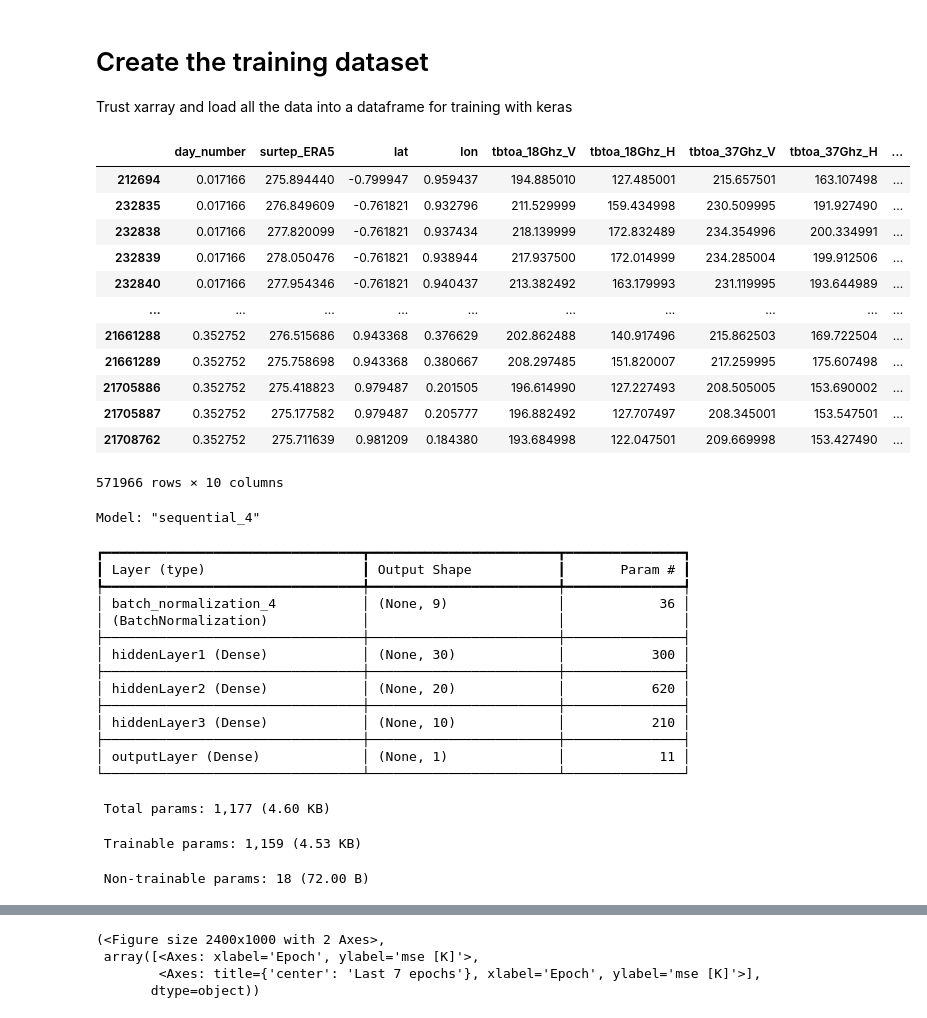
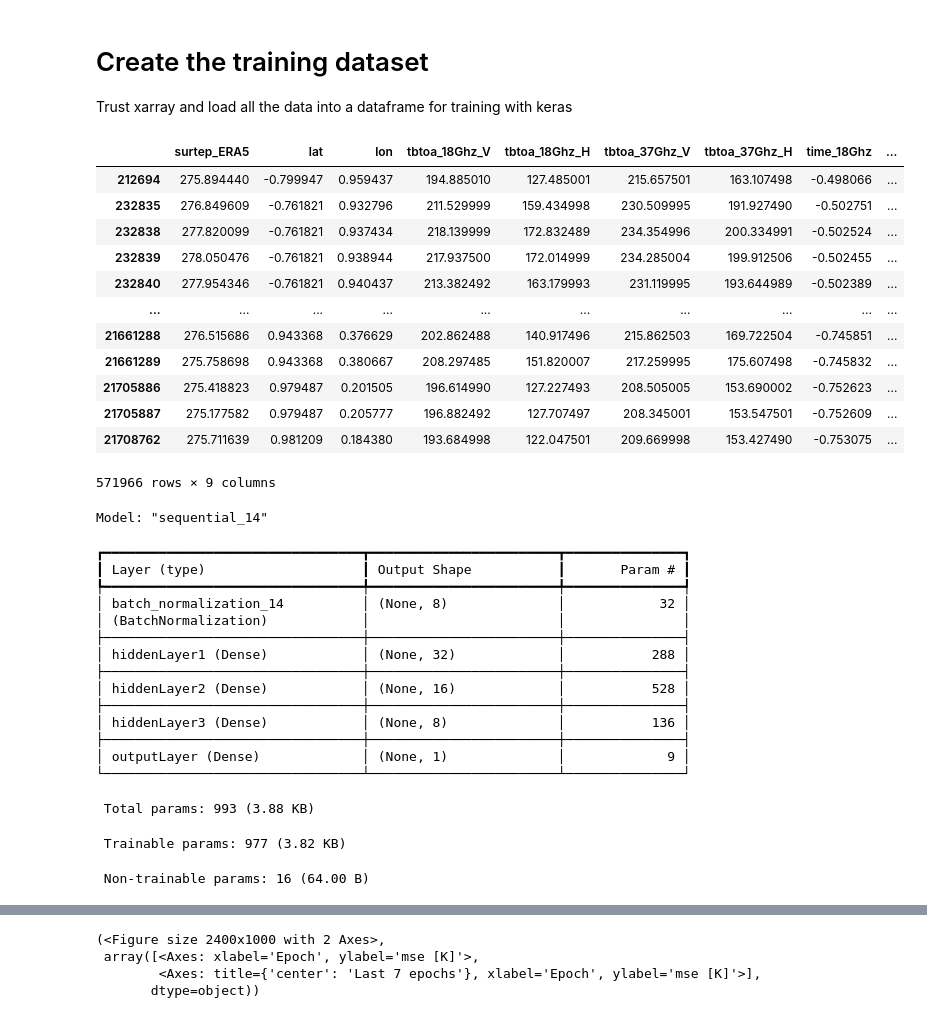
Before and after one commit to AndresTerrer/PMW_LST, a Jupyter notebook: notebooks/working_examples/Windsat_training.ipynb, the cells around one changed output, grey strips where cells are left out. Drawn from its saved outputs; the diff is of its cells as text; code cells hidden in the pictures.

Commit message:
tried removing day_number

```diff
--- a/notebooks/working_examples/Windsat_training.ipynb
+++ b/notebooks/working_examples/Windsat_training.ipynb
@@ -69,24 +70,26 @@ Trust xarray and load all the data into a dataframe for training with keras
 # %%
 ascds_df = ascds.to_dataframe()
 ascds_df.reset_index(inplace=True)
 ascds_df.dropna(inplace=True)
 ascds_df.drop(columns=["longitude_grid","latitude_grid"], inplace=True)
 ascds_df = transform_batch(ascds_df)
+# Experimental: remove day number from training, It does not seem to have an effect on training (with 21 days)
+ascds_df.drop(columns = ["day_number"], inplace = True)
 ascds_df
 # %% [output]
-|  | day_number | surtep_ERA5 | lat | lon | tbtoa_18Ghz_V | tbtoa_18Ghz_H | tbtoa_37Ghz_V | tbtoa_37Ghz_H | ... |
-| 212694 | 0.017166 | 275.894440 | -0.799947 | 0.959437 | 194.885010 | 127.485001 | 215.657501 | 163.107498 | ... |
-| 232835 | 0.017166 | 276.849609 | -0.761821 | 0.932796 | 211.529999 | 159.434998 | 230.509995 | 191.927490 | ... |
-| 232838 | 0.017166 | 277.820099 | -0.761821 | 0.937434 | 218.139999 | 172.832489 | 234.354996 | 200.334991 | ... |
-| 232839 | 0.017166 | 278.050476 | -0.761821 | 0.938944 | 217.937500 | 172.014999 | 234.285004 | 199.912506 | ... |
-| 232840 | 0.017166 | 277.954346 | -0.761821 | 0.940437 | 213.382492 | 163.179993 | 231.119995 | 193.644989 | ... |
+|  | surtep_ERA5 | lat | lon | tbtoa_18Ghz_V | tbtoa_18Ghz_H | tbtoa_37Ghz_V | tbtoa_37Ghz_H | time_18Ghz | ... |
+| 212694 | 275.894440 | -0.799947 | 0.959437 | 194.885010 | 127.485001 | 215.657501 | 163.107498 | -0.498066 | ... |
+| 232835 | 276.849609 | -0.761821 | 0.932796 | 211.529999 | 159.434998 | 230.509995 | 191.927490 | -0.502751 | ... |
+| 232838 | 277.820099 | -0.761821 | 0.937434 | 218.139999 | 172.832489 | 234.354996 | 200.334991 | -0.502524 | ... |
+| 232839 | 278.050476 | -0.761821 | 0.938944 | 217.937500 | 172.014999 | 234.285004 | 199.912506 | -0.502455 | ... |
+| 232840 | 277.954346 | -0.761821 | 0.940437 | 213.382492 | 163.179993 | 231.119995 | 193.644989 | -0.502389 | ... |
 | ... | ... | ... | ... | ... | ... | ... | ... | ... | ... |
-| 21661288 | 0.352752 | 276.515686 | 0.943368 | 0.376629 | 202.862488 | 140.917496 | 215.862503 | 169.722504 | ... |
-| 21661289 | 0.352752 | 275.758698 | 0.943368 | 0.380667 | 208.297485 | 151.820007 | 217.259995 | 175.607498 | ... |
-| 21705886 | 0.352752 | 275.418823 | 0.979487 | 0.201505 | 196.614990 | 127.227493 | 208.505005 | 153.690002 | ... |
-| 21705887 | 0.352752 | 275.177582 | 0.979487 | 0.205777 | 196.882492 | 127.707497 | 208.345001 | 153.547501 | ... |
-| 21708762 | 0.352752 | 275.711639 | 0.981209 | 0.184380 | 193.684998 | 122.047501 | 209.669998 | 153.427490 | ... |
+| 21661288 | 276.515686 | 0.943368 | 0.376629 | 202.862488 | 140.917496 | 215.862503 | 169.722504 | -0.745851 | ... |
+| 21661289 | 275.758698 | 0.943368 | 0.380667 | 208.297485 | 151.820007 | 217.259995 | 175.607498 | -0.745832 | ... |
+| 21705886 | 275.418823 | 0.979487 | 0.201505 | 196.614990 | 127.227493 | 208.505005 | 153.690002 | -0.752623 | ... |
+| 21705887 | 275.177582 | 0.979487 | 0.205777 | 196.882492 | 127.707497 | 208.345001 | 153.547501 | -0.752609 | ... |
+| 21708762 | 275.711639 | 0.981209 | 0.184380 | 193.684998 | 122.047501 | 209.669998 | 153.427490 | -0.753075 | ... |
-571966 rows × 10 columns
+571966 rows × 9 columns
 # %%
 # Define a custom model to train:
 def build_model():
@@ -94,13 +97,13 @@ def build_model():
     model = Sequential([
         Input((n_vars,)),
         BatchNormalization(),
-        Dense(30,activation="linear", name = "hiddenLayer1"),
-        Dense(20,activation="relu", name = "hiddenLayer2"),
-        Dense(10,activation="relu", name = "hiddenLayer3"),
+        Dense(32,activation="linear", name = "hiddenLayer1"),
+        Dense(16,activation="relu", name = "hiddenLayer2"),
+        Dense(8,activation="relu", name = "hiddenLayer3"),
         Dense(1,activation="relu", name = "outputLayer")
     ])
     model.compile(
-        optimizer = "adam",
+        optimizer = Adam(learning_rate = 0.014570815050621676 ),
         loss ="mse",
         metrics = ["mse"]
     )
@@ -108,26 +111,29 @@ def build_model():
     model.summary()
 
     return model
+
+# best_params = {'n_neurons': 20, 'n_hidden': 1, 'learning_rate': 0.014570815050621676}
+
 model =build_model()
 # %% [output]
-Model: "sequential_4"
+Model: "sequential_14"
 ┏━━━━━━━━━━━━━━━━━━━━━━━━━━━━━━━━━┳━━━━━━━━━━━━━━━━━━━━━━━━┳━━━━━━━━━━━━━━━┓
 ┃ Layer (type)                    ┃ Output Shape           ┃       Param # ┃
 ┡━━━━━━━━━━━━━━━━━━━━━━━━━━━━━━━━━╇━━━━━━━━━━━━━━━━━━━━━━━━╇━━━━━━━━━━━━━━━┩
-│ batch_normalization_4           │ (None, 9)              │            36 │
+│ batch_normalization_14          │ (None, 8)              │            32 │
 │ (BatchNormalization)            │                        │               │
 ├─────────────────────────────────┼────────────────────────┼───────────────┤
-│ hiddenLayer1 (Dense)            │ (None, 30)             │           300 │
+│ hiddenLayer1 (Dense)            │ (None, 32)             │           288 │
 ├─────────────────────────────────┼────────────────────────┼───────────────┤
-│ hiddenLayer2 (Dense)            │ (None, 20)             │           620 │
+│ hiddenLayer2 (Dense)            │ (None, 16)             │           528 │
 ├─────────────────────────────────┼────────────────────────┼───────────────┤
-│ hiddenLayer3 (Dense)            │ (None, 10)             │           210 │
+│ hiddenLayer3 (Dense)            │ (None, 8)              │           136 │
 ├─────────────────────────────────┼────────────────────────┼───────────────┤
-│ outputLayer (Dense)             │ (None, 1)              │            11 │
+│ outputLayer (Dense)             │ (None, 1)              │             9 │
 └─────────────────────────────────┴────────────────────────┴───────────────┘
- Total params: 1,177 (4.60 KB)
+ Total params: 993 (3.88 KB)
- Trainable params: 1,159 (4.53 KB)
+ Trainable params: 977 (3.82 KB)
- Non-trainable params: 18 (72.00 B)
+ Non-trainable params: 16 (64.00 B)
 # %%
 
 # Pick the columns for training and test
```
Also changed, not shown: parts of 2 cells of this notebook.
